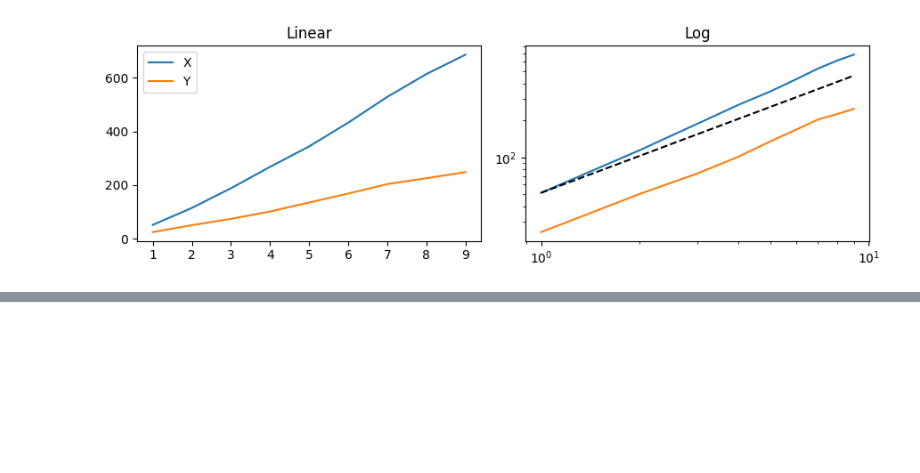
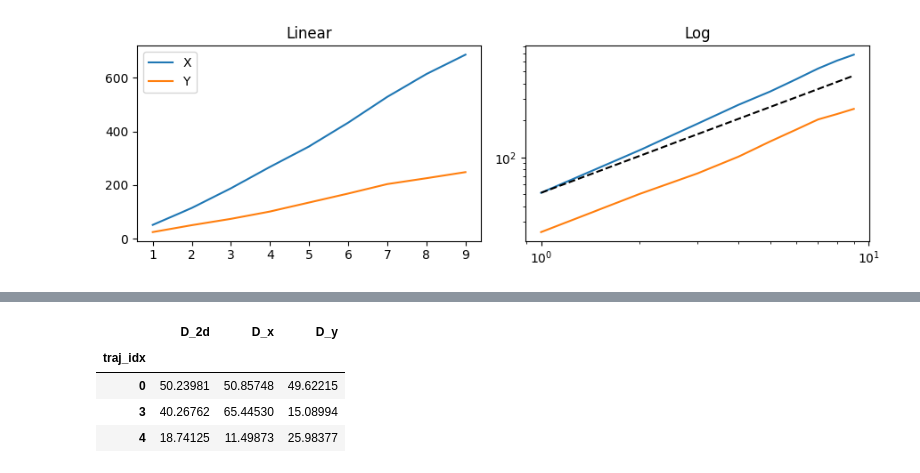
Before and after one commit to gorkamunoz/andi-j, a Jupyter notebook: test_trajs/analysis_flat_strides.ipynb, the cells around one changed output, grey strips where cells are left out. Saved outputs shown, nothing was run; the diff lists cells and outputs as text; code cells hidden in the pictures; blank space fills up the shorter version.

```diff
--- a/test_trajs/analysis_flat_strides.ipynb
+++ b/test_trajs/analysis_flat_strides.ipynb
@@ -363,0 +452,9 @@ ax[1].plot(t_lags, t_lags*tmsd_rx.mean(1)[0], c = 'k', ls = '--')
+# %%
+Ds_fiji = pd.read_csv('save_D.csv', index_col=0)
+Ds_fiji
+# %% [output]
+|  | D_2d | D_x | D_y |
+| traj_idx |  |  |  |
+| 0 | 50.23981 | 50.85748 | 49.62215 |
+| 3 | 40.26762 | 65.44530 | 15.08994 |
+| 4 | 18.74125 | 11.49873 | 25.98377 |
```
Also changed, not shown: parts of 27 cells of this notebook, 31 other files.
